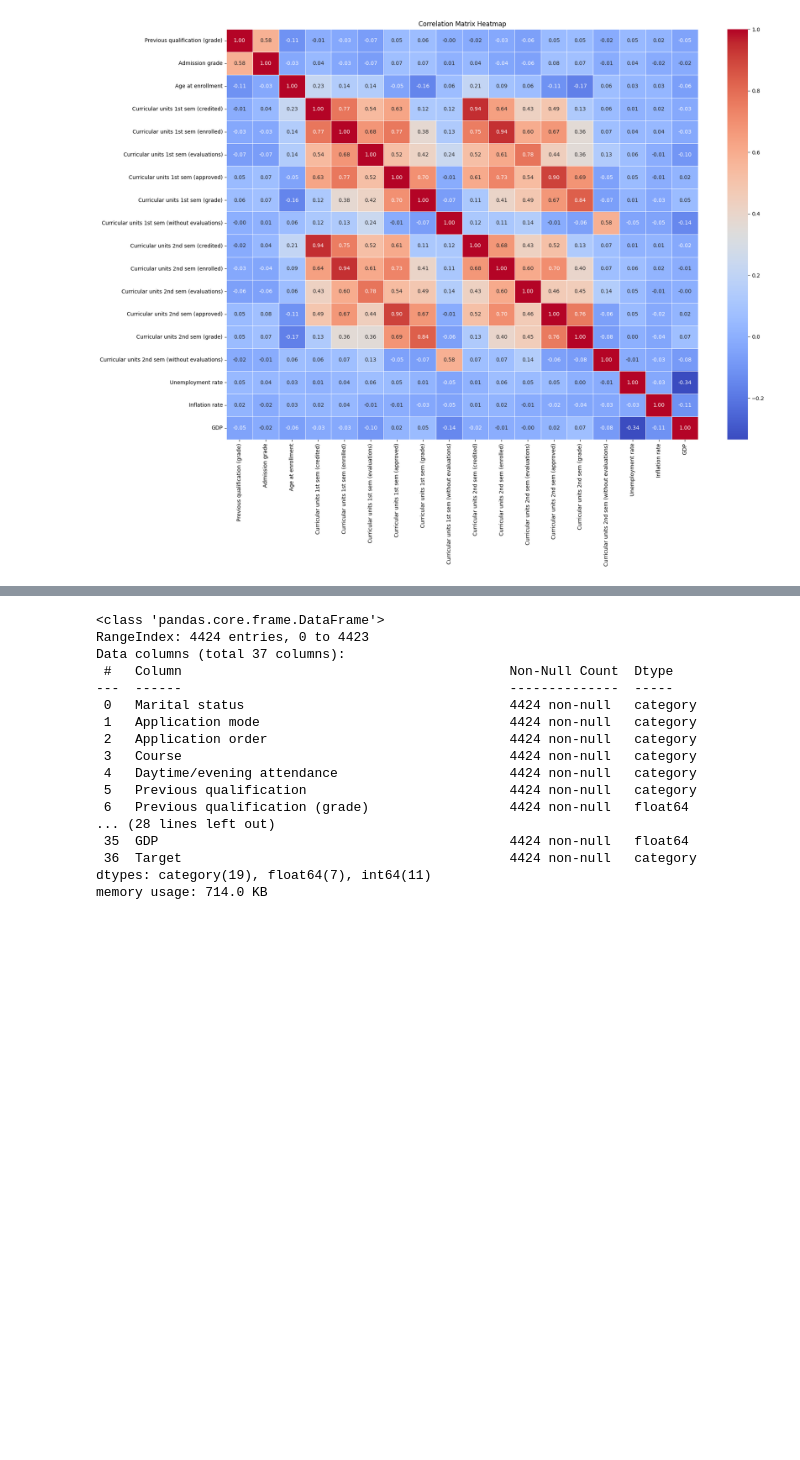
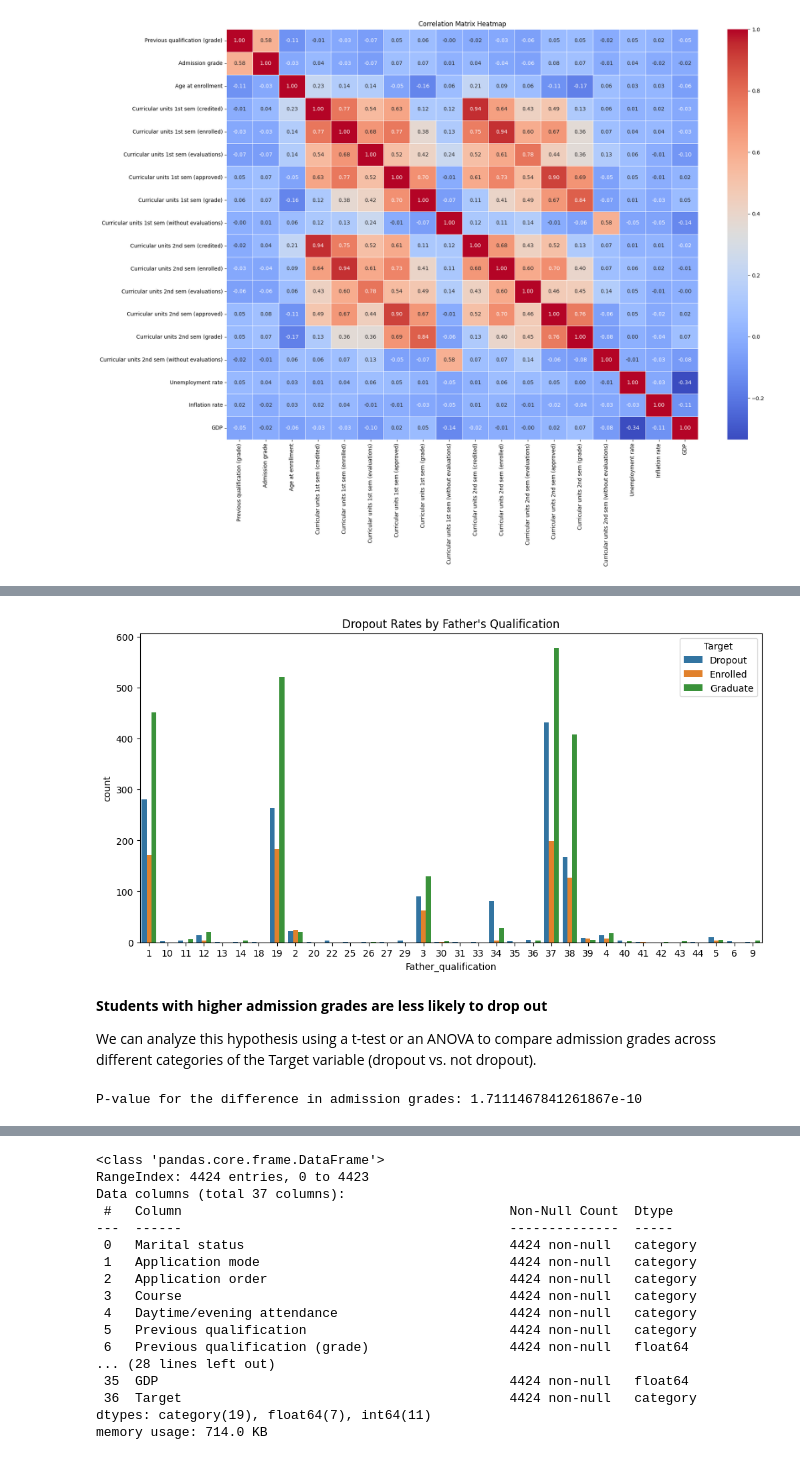
Before and after one commit to georgesylva1/3signet_task_1, a Jupyter notebook: Task 1 EDA.ipynb, the cells around one changed output, grey strips where cells are left out. Saved outputs shown, nothing was run; the diff lists cells and outputs as text; code cells hidden in the pictures; blank space fills up the shorter version.

```diff
--- a/Task 1 EDA.ipynb
+++ b/Task 1 EDA.ipynb
@@ -359,0 +431,23 @@ plt.show()
+# %%
+# Visualizing the correlation
+plt.figure(figsize=(12, 6))
+sns.countplot(x='Father_qualification', hue='Target', data=df)
+plt.title("Dropout Rates by Father's Qualification")
+plt.show()
+# %% [output]
+[figure, added]
+# %% [markdown]
+**Students with higher admission grades are less likely to drop out**
+
+We can analyze this hypothesis using a t-test or an ANOVA to compare admission grades across different categories of the Target variable (dropout vs. not dropout).
+# %%
+# Split the data into two groups: Dropout and non-Dropout
+dropout = df[df['Target'] == 'Dropout']['Admission grade']
+non_dropout = df[df['Target'] != 'Dropout']['Admission grade']
+
+# T-test to compare the means
+t_stat, p_value = ttest_ind(dropout, non_dropout, nan_policy='omit')
+
+print(f"P-value for the difference in admission grades: {p_value}")
+# %% [output]
+P-value for the difference in admission grades: 1.7111467841261867e-10
```
Also changed, not shown: parts of 19 cells of this notebook.
